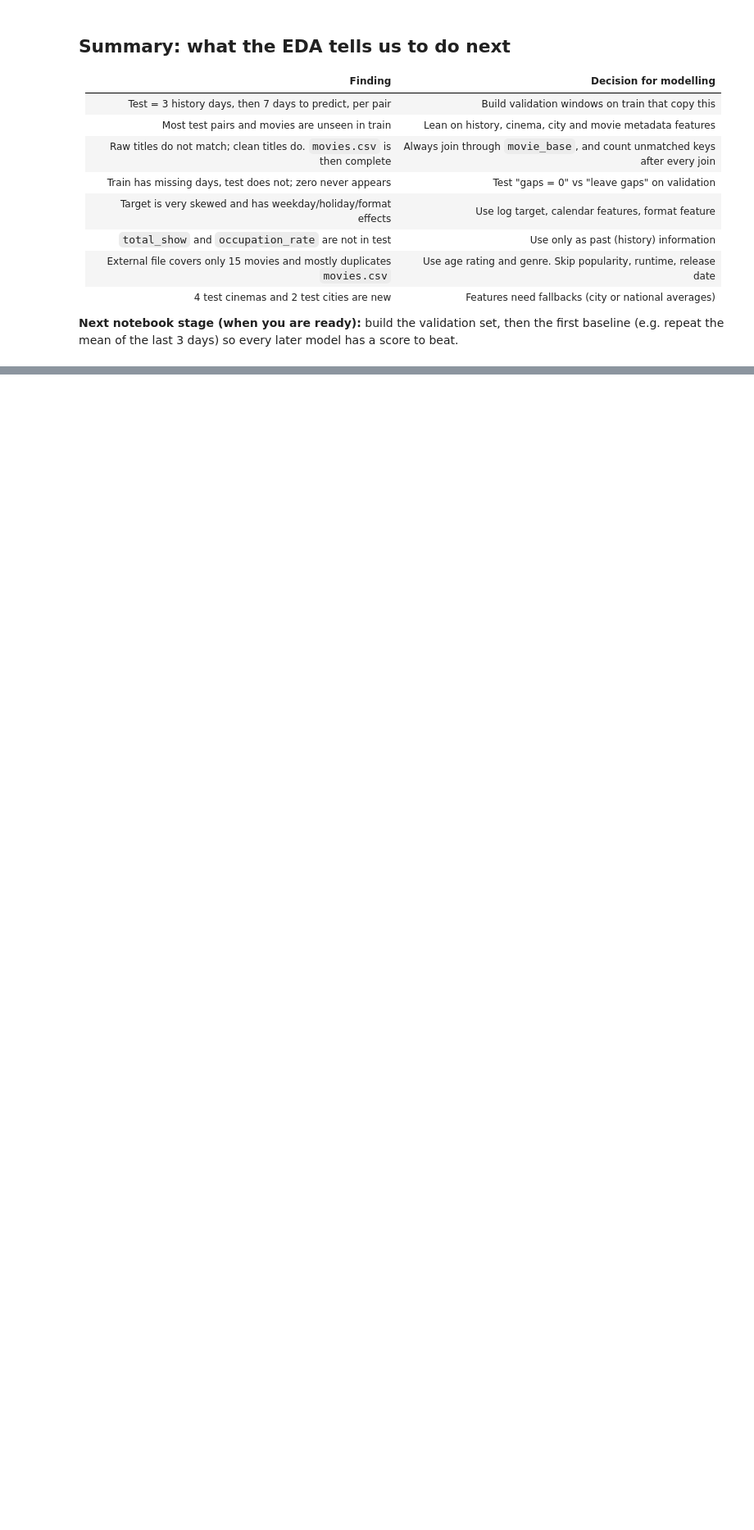
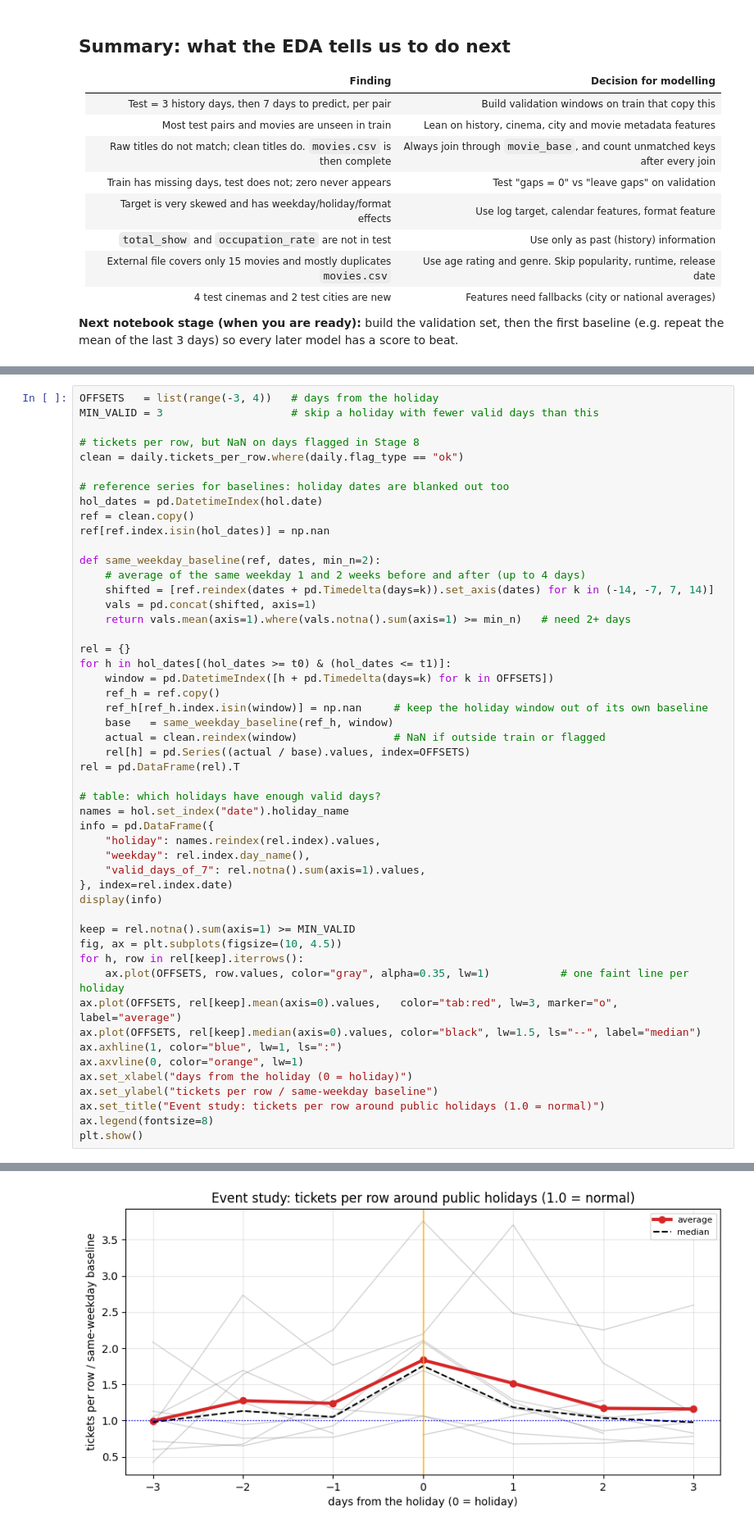
Before and after one commit to brknzzz/harga-tiket-bioskop, a Jupyter notebook: main-2.ipynb, the cells around one changed output, grey strips where cells are left out. Shown at 82% size. Drawn from its saved outputs; the diff is of its cells as text; blank space fills up the shorter version.

Commit message:
added data cleaning

```diff
--- a/main-2.ipynb
+++ b/main-2.ipynb
@@ -610,0 +783,51 @@ plt.tight_layout(); plt.show()
+# %%
+OFFSETS   = list(range(-3, 4))   # days from the holiday
+MIN_VALID = 3                    # skip a holiday with fewer valid days than this
+
+# tickets per row, but NaN on days flagged in Stage 8
+clean = daily.tickets_per_row.where(daily.flag_type == "ok")
+
+# reference series for baselines: holiday dates are blanked out too
+hol_dates = pd.DatetimeIndex(hol.date)
+ref = clean.copy()
+ref[ref.index.isin(hol_dates)] = np.nan
+
+def same_weekday_baseline(ref, dates, min_n=2):
+    # average of the same weekday 1 and 2 weeks before and after (up to 4 days)
+    shifted = [ref.reindex(dates + pd.Timedelta(days=k)).set_axis(dates) for k in (-14, -7, 7, 14)]
+    vals = pd.concat(shifted, axis=1)
+    return vals.mean(axis=1).where(vals.notna().sum(axis=1) >= min_n)   # need 2+ days
+
+rel = {}
+for h in hol_dates[(hol_dates >= t0) & (hol_dates <= t1)]:
+    window = pd.DatetimeIndex([h + pd.Timedelta(days=k) for k in OFFSETS])
+    ref_h = ref.copy()
+    ref_h[ref_h.index.isin(window)] = np.nan     # keep the holiday window out of its own baseline
+    base   = same_weekday_baseline(ref_h, window)
+    actual = clean.reindex(window)               # NaN if outside train or flagged
+    rel[h] = pd.Series((actual / base).values, index=OFFSETS)
+rel = pd.DataFrame(rel).T
+
+# table: which holidays have enough valid days?
+names = hol.set_index("date").holiday_name
+info = pd.DataFrame({
+    "holiday": names.reindex(rel.index).values,
+    "weekday": rel.index.day_name(),
+    "valid_days_of_7": rel.notna().sum(axis=1).values,
+}, index=rel.index.date)
+display(info)
+
+keep = rel.notna().sum(axis=1) >= MIN_VALID
+fig, ax = plt.subplots(figsize=(10, 4.5))
+for h, row in rel[keep].iterrows():
+    ax.plot(OFFSETS, row.values, color="gray", alpha=0.35, lw=1)           # one faint line per holiday
+ax.plot(OFFSETS, rel[keep].mean(axis=0).values,   color="tab:red", lw=3, marker="o", label="average")
+ax.plot(OFFSETS, rel[keep].median(axis=0).values, color="black", lw=1.5, ls="--", label="median")
+ax.axhline(1, color="blue", lw=1, ls=":")
+ax.axvline(0, color="orange", lw=1)
+ax.set_xlabel("days from the holiday (0 = holiday)")
+ax.set_ylabel("tickets per row / same-weekday baseline")
+ax.set_title("Event study: tickets per row around public holidays (1.0 = normal)")
+ax.legend(fontsize=8)
+plt.show()
+# %% [output]
@@ -610,0 +846 @@ plt.tight_layout(); plt.show()
+[figure, added]
```
Also changed, not shown: parts of 16 cells of this notebook.
